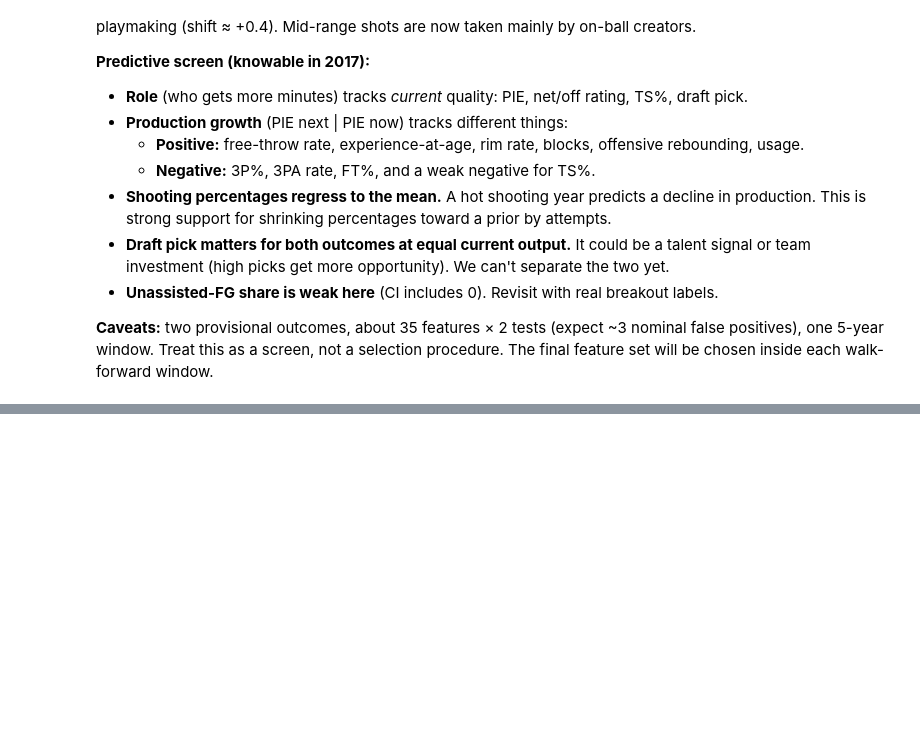
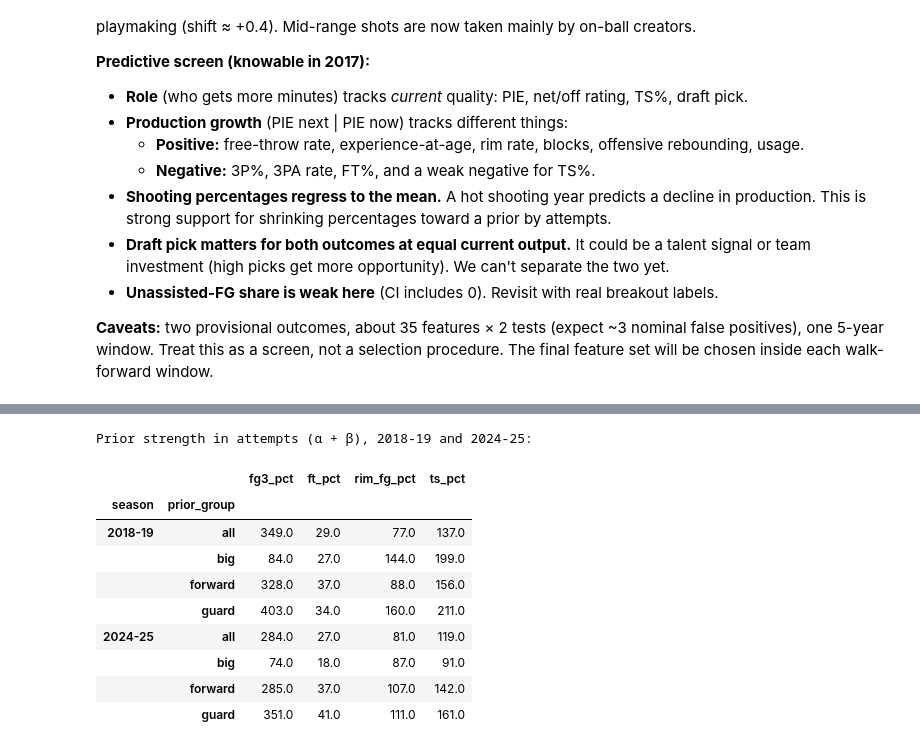
Before and after one commit to dan-j-e/unicorn-hunting, a Jupyter notebook: notebooks/02_player_seasons.ipynb, the cells around one changed output, grey strips where cells are left out. Drawn from its saved outputs; the diff is of its cells as text; code cells hidden in the pictures; blank space fills up the shorter version.

```diff
--- a/notebooks/02_player_seasons.ipynb
+++ b/notebooks/02_player_seasons.ipynb
@@ -543,0 +557,21 @@ dd[dd["role"].isin(["feature", "redundant"])].sort_values(["role", "column"]).re
+# %%
+from unicorn.features import shrink_percentages, season_relative, SHRINK
+from unicorn.columns import relative_columns
+
+feat = shrink_percentages(ps)
+priors = (feat.groupby(["season", "prior_group"])[[f"{s}_prior_n" for s in SHRINK]].first()
+          .rename(columns=lambda c: c.replace("_prior_n", "")))
+print("Prior strength in attempts (α + β), 2018-19 and 2024-25:")
+priors.loc[["2018-19", "2024-25"]].round(0)
+# %% [output]
+Prior strength in attempts (α + β), 2018-19 and 2024-25:
+|  |  | fg3_pct | ft_pct | rim_fg_pct | ts_pct |
+| season | prior_group |  |  |  |  |
+| 2018-19 | all | 349.0 | 29.0 | 77.0 | 137.0 |
+|  | big | 84.0 | 27.0 | 144.0 | 199.0 |
+|  | forward | 328.0 | 37.0 | 88.0 | 156.0 |
+|  | guard | 403.0 | 34.0 | 160.0 | 211.0 |
+| 2024-25 | all | 284.0 | 27.0 | 81.0 | 119.0 |
+|  | big | 74.0 | 18.0 | 87.0 | 91.0 |
+|  | forward | 285.0 | 37.0 | 107.0 | 142.0 |
+|  | guard | 351.0 | 41.0 | 111.0 | 161.0 |
```
Also changed, not shown: parts of 12 cells of this notebook, 6 other files.
